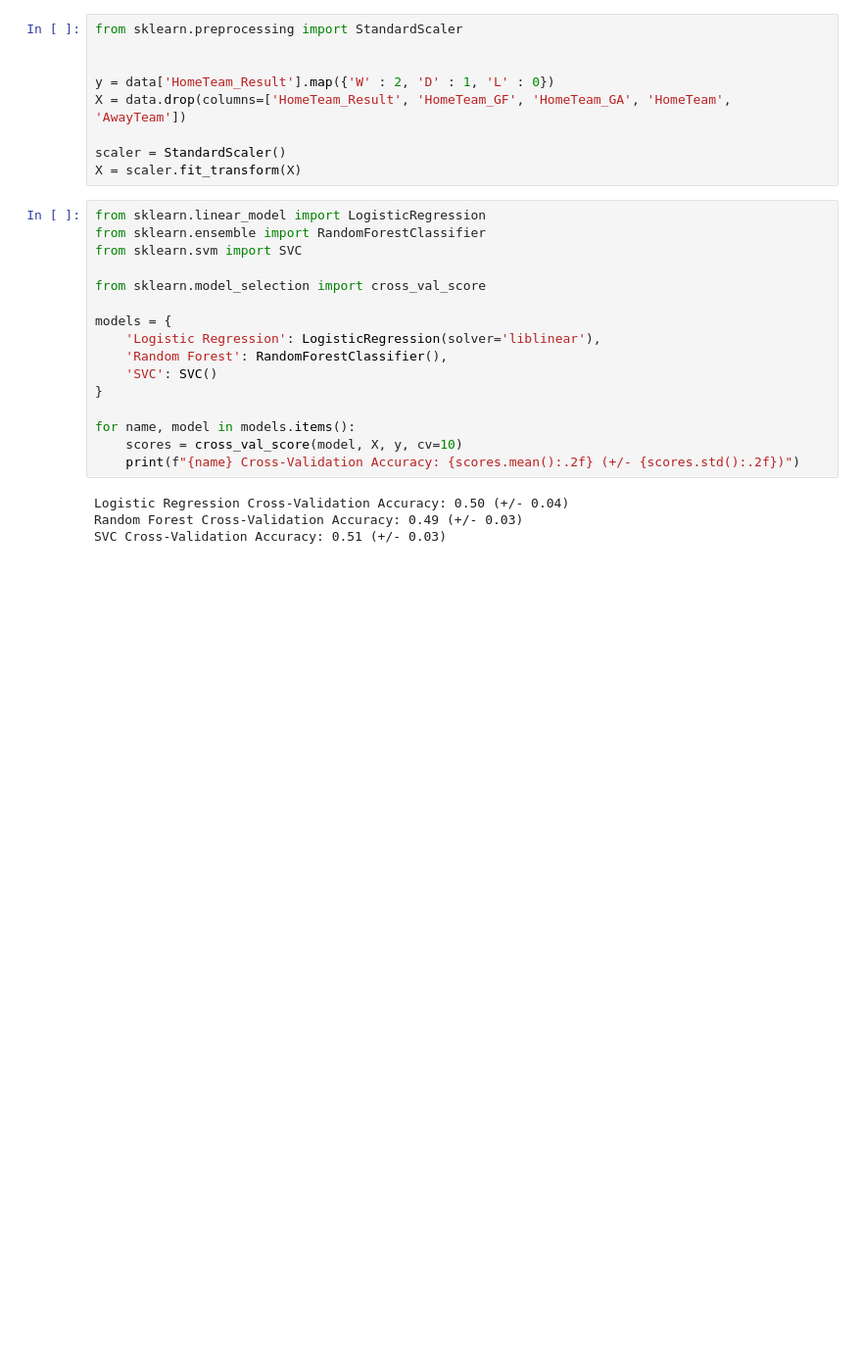
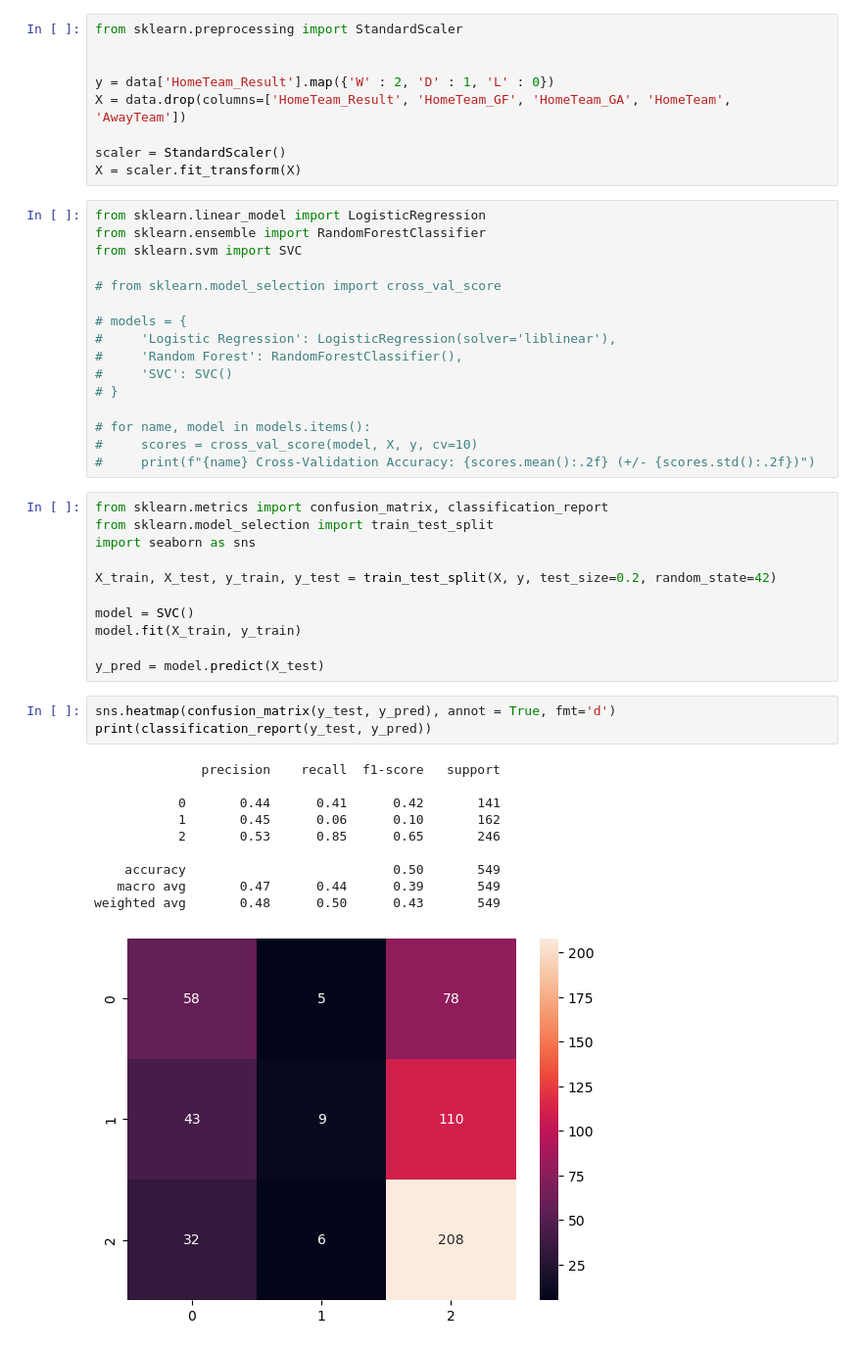
Before and after one commit to DSAI-Creator/Football-Match-Prediction, a Jupyter notebook: src/models/train.ipynb, the cells around one changed output. Shown: that part at 98% size. Saved outputs shown, nothing was run; the diff lists cells and outputs as text; blank space fills up the shorter version.

```diff
--- a/src/models/train.ipynb
+++ b/src/models/train.ipynb
@@ -42,18 +42,39 @@ from sklearn.linear_model import LogisticRegression
 from sklearn.ensemble import RandomForestClassifier
 from sklearn.svm import SVC
 
-from sklearn.model_selection import cross_val_score
+# from sklearn.model_selection import cross_val_score
 
-models = {
-    'Logistic Regression': LogisticRegression(solver='liblinear'),
-    'Random Forest': RandomForestClassifier(),
-    'SVC': SVC()
-}
+# models = {
+#     'Logistic Regression': LogisticRegression(solver='liblinear'),
+#     'Random Forest': RandomForestClassifier(),
+#     'SVC': SVC()
+# }
 
-for name, model in models.items():
-    scores = cross_val_score(model, X, y, cv=10)
-    print(f"{name} Cross-Validation Accuracy: {scores.mean():.2f} (+/- {scores.std():.2f})")
+# for name, model in models.items():
+#     scores = cross_val_score(model, X, y, cv=10)
+#     print(f"{name} Cross-Validation Accuracy: {scores.mean():.2f} (+/- {scores.std():.2f})")
-# %% [output]
-Logistic Regression Cross-Validation Accuracy: 0.50 (+/- 0.04)
-Random Forest Cross-Validation Accuracy: 0.49 (+/- 0.03)
-SVC Cross-Validation Accuracy: 0.51 (+/- 0.03)
+# %%
+from sklearn.metrics import confusion_matrix, classification_report
+from sklearn.model_selection import train_test_split
+import seaborn as sns
+
+X_train, X_test, y_train, y_test = train_test_split(X, y, test_size=0.2, random_state=42)
+
+model = SVC()
+model.fit(X_train, y_train)
+
+y_pred = model.predict(X_test)
+# %%
+sns.heatmap(confusion_matrix(y_test, y_pred), annot = True, fmt='d')
+print(classification_report(y_test, y_pred))
+# %% [output]
+              precision    recall  f1-score   support
+
+           0       0.44      0.41      0.42       141
+           1       0.45      0.06      0.10       162
+           2       0.53      0.85      0.65       246
+
+    accuracy                           0.50       549
+   macro avg       0.47      0.44      0.39       549
+weighted avg       0.48      0.50      0.43       549
+[figure, added]
```
